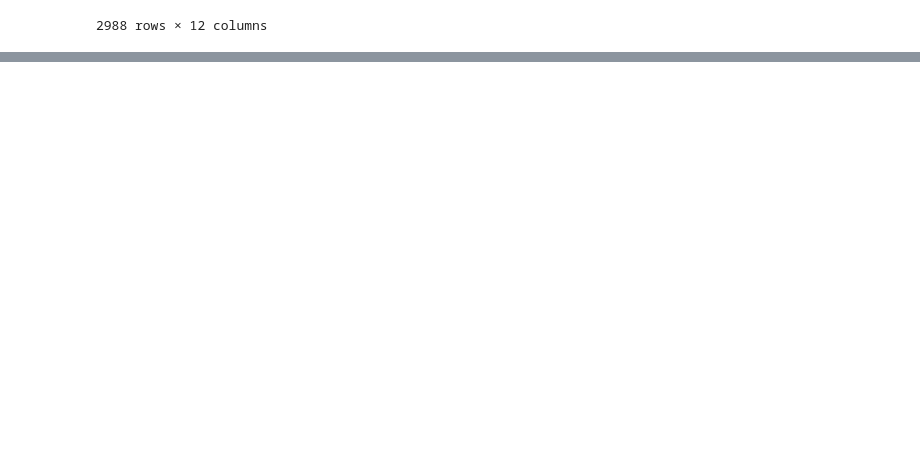
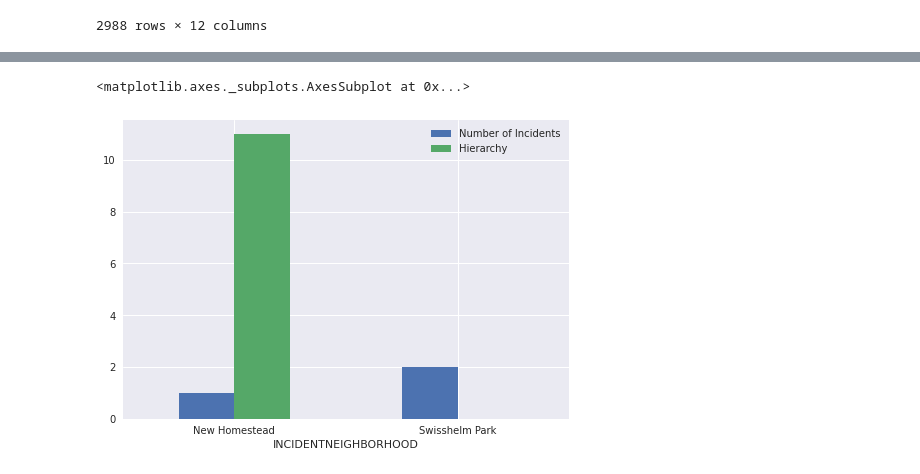
Before and after one commit to luke8499/Final-Project, a Jupyter notebook: GroupProjZHD.ipynb, the cells around one changed output, grey strips where cells are left out. Drawn from its saved outputs; the diff is of its cells as text; code cells hidden in the pictures; blank space fills up the shorter version.

```diff
--- a/GroupProjZHD.ipynb
+++ b/GroupProjZHD.ipynb
@@ -56,0 +101,8 @@ Text(0, 0.5, 'UCR Hierarchy')
+# %%
+polIncDFFin = pd.merge(polIncDF.sort_values(by = "OFFENSES").head(), polIncDF2.sort_values(by = "HIERARCHY").head(), on = ["INCIDENTNEIGHBORHOOD"]) #Mergin the top ten of each dataframe
+polIncDFFin.drop(polIncDFFin.columns.difference(["HIERARCHY_y", "INCIDENTNEIGHBORHOOD", "OFFENSES"]), 1, inplace = True) #Removing all columns except the ones we want
+polIncDFFin.rename(columns = {"INCIDENTNEIGHBORHOOD":"Neighborhoods", "HIERARCHY_y":"Hierarchy", "OFFENSES":"Number of Incidents"}, inplace = True) #Changeing column names for presentation
+polIncDFFin.plot(kind = "bar", rot = 0) #Creating the bar chart
+# %% [output]
+<matplotlib.axes._subplots.AxesSubplot at 0x...>
+[figure, added]
```
Also changed, not shown: parts of 11 cells of this notebook.
